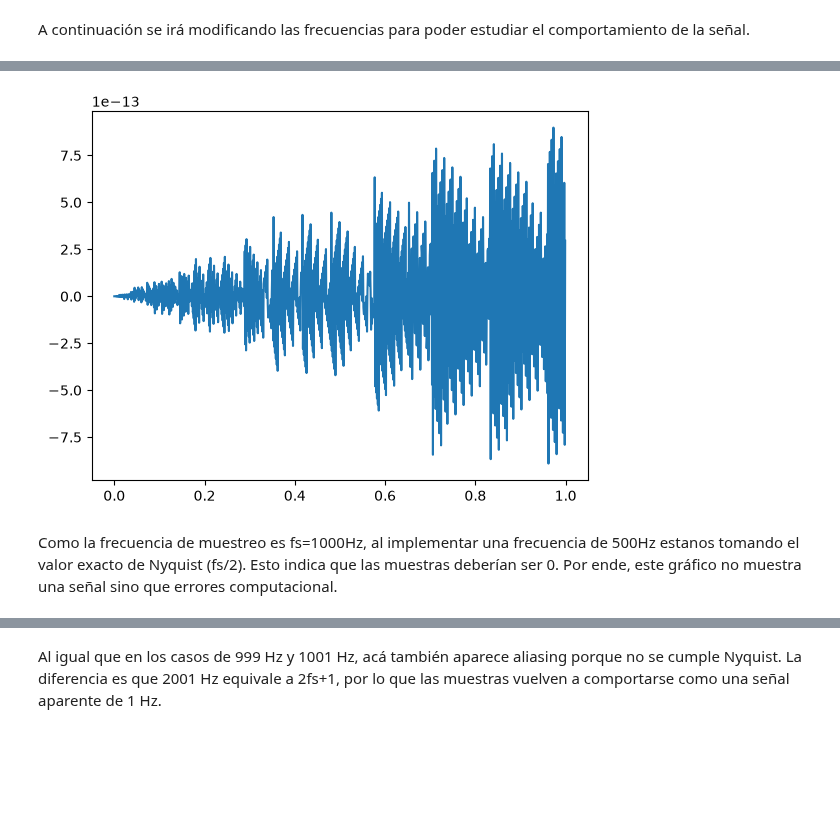
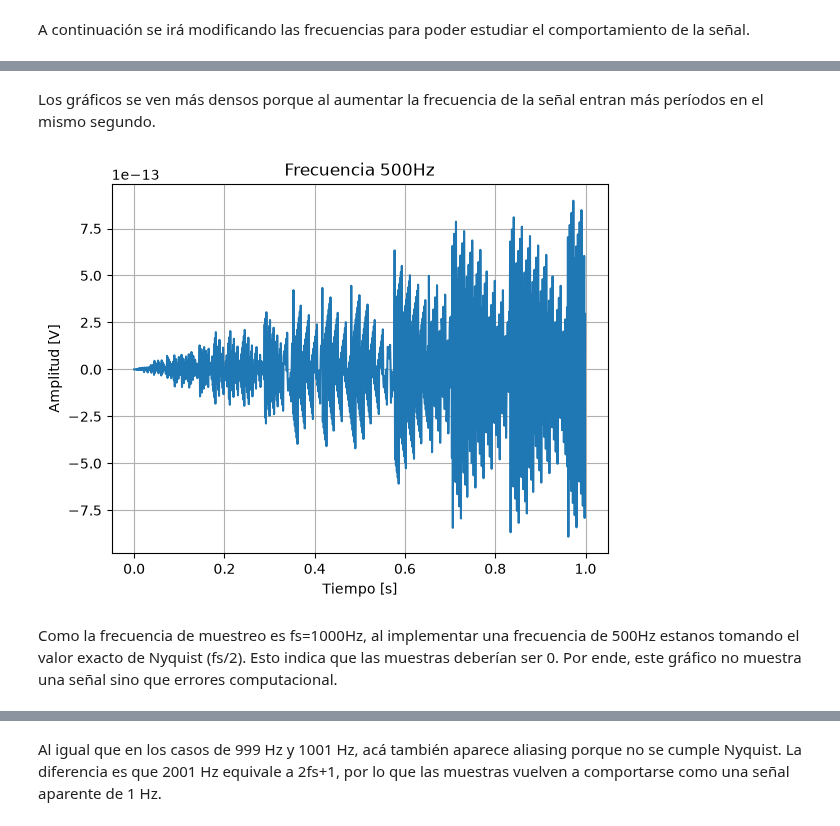
Before and after one commit to paulibenito22/aps, a Jupyter notebook: TS0_Benito.ipynb, the cells around one changed output, grey strips where cells are left out. Saved outputs shown, nothing was run; the diff lists cells and outputs as text; code cells hidden in the pictures; blank space fills up the shorter version.

```diff
--- a/TS0_Benito.ipynb
+++ b/TS0_Benito.ipynb
@@ -57,11 +86,17 @@ El gráfico se ve más denso porque al aumentar la frecuencia de la señal entra
+# %% [markdown]
+Los gráficos se ven más densos porque al aumentar la frecuencia de la señal entran más períodos en el mismo segundo.
 # %%
 ff3 = 500
 tt3, xx3 = mi_funcion_sen(vmax, dc, ff3, ph, nn, fs)
 
 plt.figure()
+plt.title("Frecuencia 500Hz")
+plt.ylabel("Amplitud [V]")
+plt.xlabel("Tiempo [s]")
 plt.plot(tt3, xx3)
+plt.grid()
 plt.show()
 # %% [output]
-[figure, old version]
+[figure, new version]
-# %% [markdown]
-Como la frecuencia de muestreo es fs=1000Hz, al implementar una frecuencia de 500Hz estanos tomando el valor exacto de Nyquist (fs/2). Esto indica que las muestras deberían ser 0. Por ende, este gráfico no muestra una señal sino que errores computacional.
+# %% [markdown]
+Como la frecuencia de muestreo es fs=1000Hz, al implementar una frecuencia de 500Hz estanos tomando el valor exacto de Nyquist (fs/2). Esto indica que las muestras deberían ser 0. Por ende, este gráfico no muestra una señal sino que errores computacional.
```
Also changed, not shown: parts of 19 cells of this notebook.
